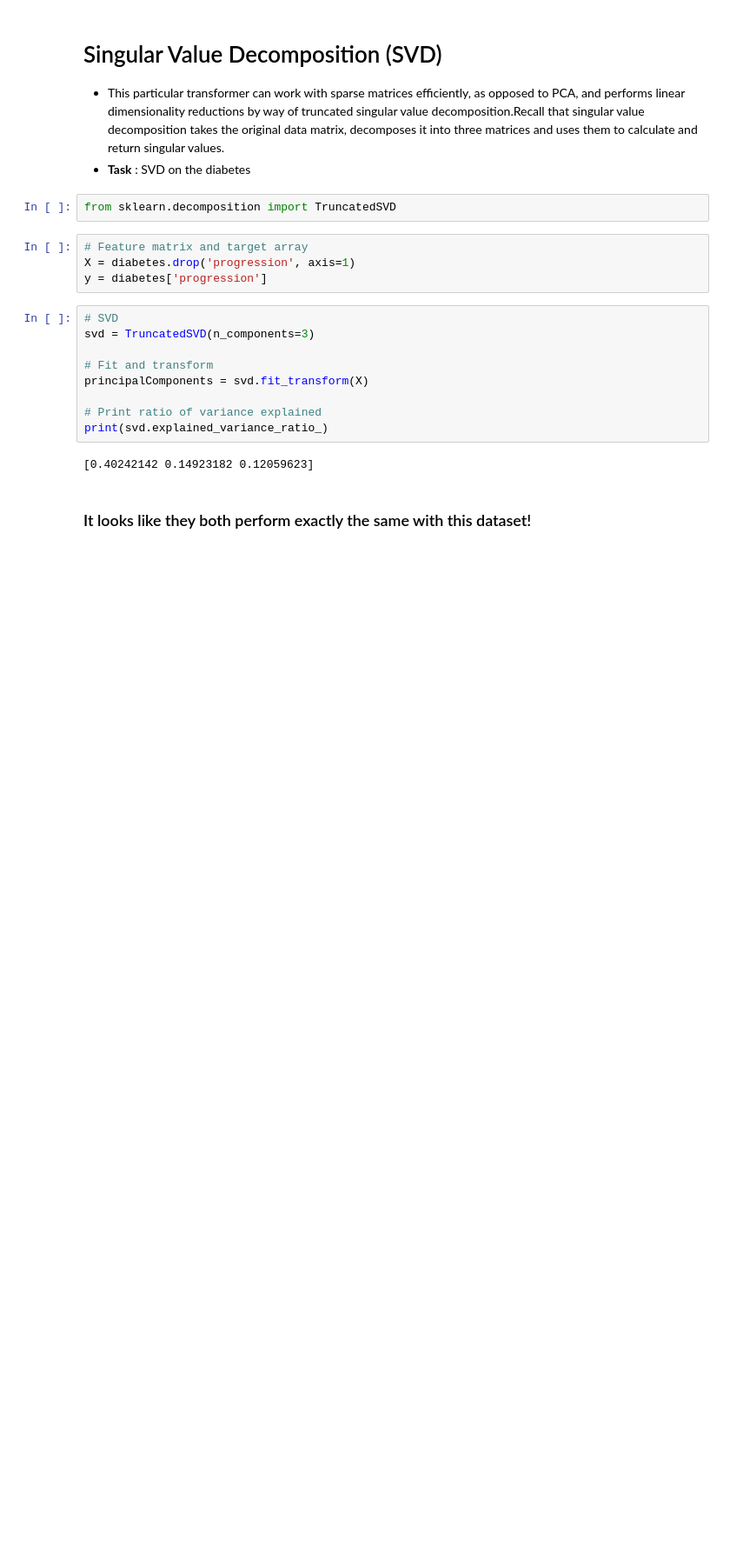
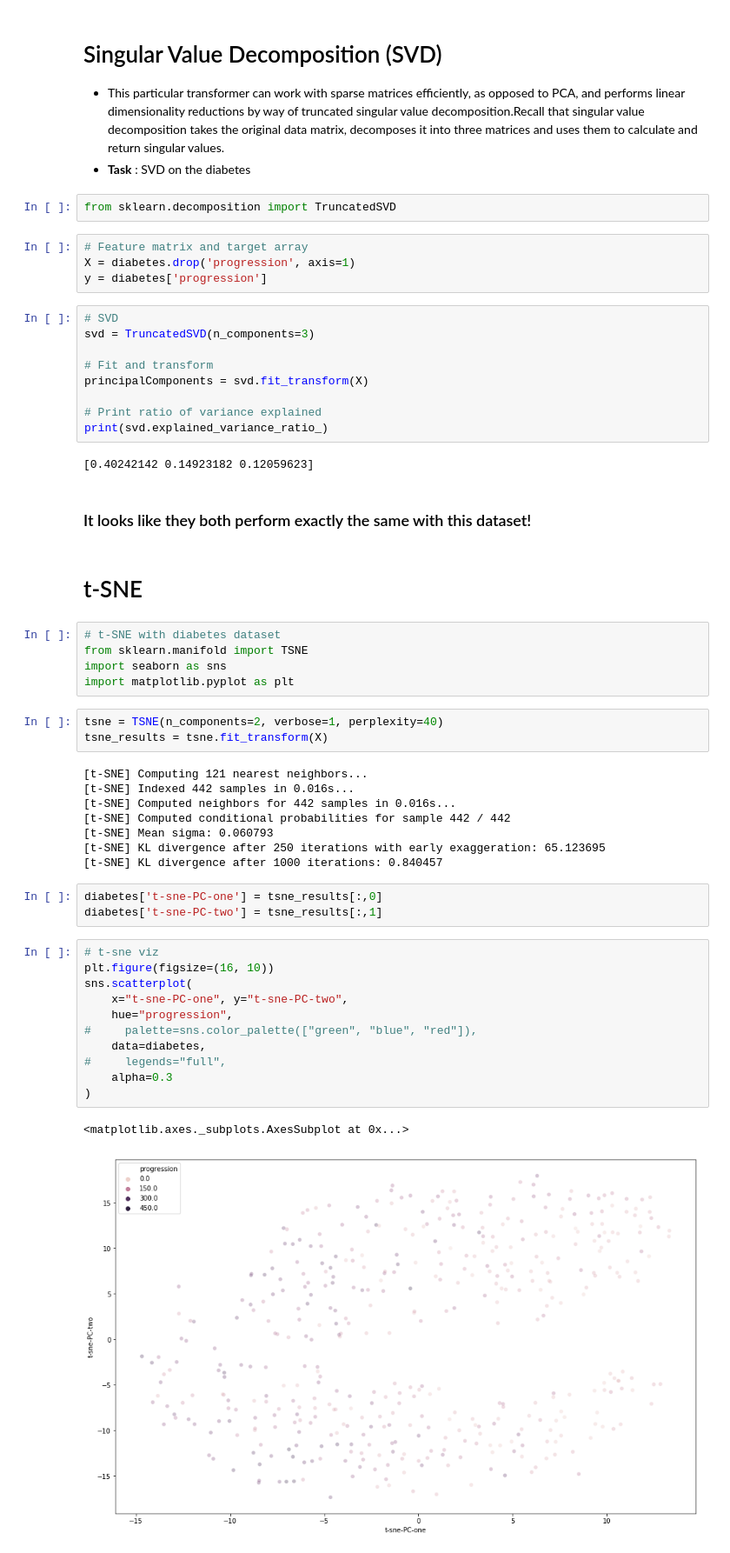
Before and after one commit to naikshubham/Machine-Learning-Interview-Questions-in-Python, a Jupyter notebook: Dimensionality_Reduction.ipynb, the cells around one changed output. Shown at 87% size. Cells and saved outputs as stored; diff of their text form; blank space fills up the shorter version.

```diff
--- a/Dimensionality_Reduction.ipynb
+++ b/Dimensionality_Reduction.ipynb
@@ -55,3 +55,38 @@ print(svd.explained_variance_ratio_)
 [0.40242142 0.14923182 0.12059623]
 # %% [markdown]
 ### It looks like they both perform exactly the same with this dataset!
+# %% [markdown]
+# t-SNE
+# %%
+# t-SNE with diabetes dataset
+from sklearn.manifold import TSNE
+import seaborn as sns
+import matplotlib.pyplot as plt
+# %%
+tsne = TSNE(n_components=2, verbose=1, perplexity=40)
+tsne_results = tsne.fit_transform(X)
+# %% [output]
+[t-SNE] Computing 121 nearest neighbors...
+[t-SNE] Indexed 442 samples in 0.016s...
+[t-SNE] Computed neighbors for 442 samples in 0.016s...
+[t-SNE] Computed conditional probabilities for sample 442 / 442
+[t-SNE] Mean sigma: 0.060793
+[t-SNE] KL divergence after 250 iterations with early exaggeration: 65.123695
+[t-SNE] KL divergence after 1000 iterations: 0.840457
+# %%
+diabetes['t-sne-PC-one'] = tsne_results[:,0]
+diabetes['t-sne-PC-two'] = tsne_results[:,1]
+# %%
+# t-sne viz
+plt.figure(figsize=(16, 10))
+sns.scatterplot(
+    x="t-sne-PC-one", y="t-sne-PC-two",
+    hue="progression",
+#     palette=sns.color_palette(["green", "blue", "red"]),
+    data=diabetes,
+#     legends="full",
+    alpha=0.3
+)
+# %% [output]
+<matplotlib.axes._subplots.AxesSubplot at 0x...>
+[figure, added]
```
